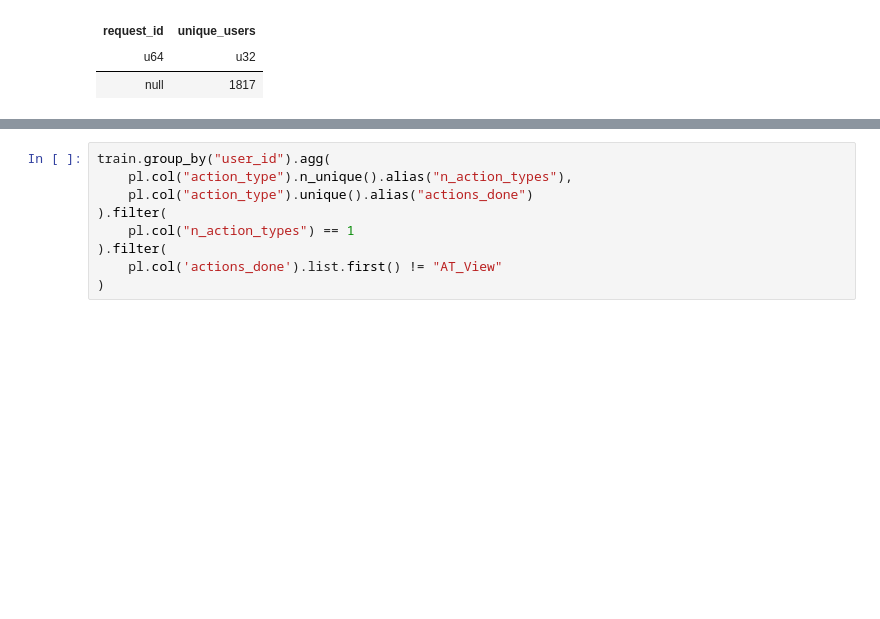
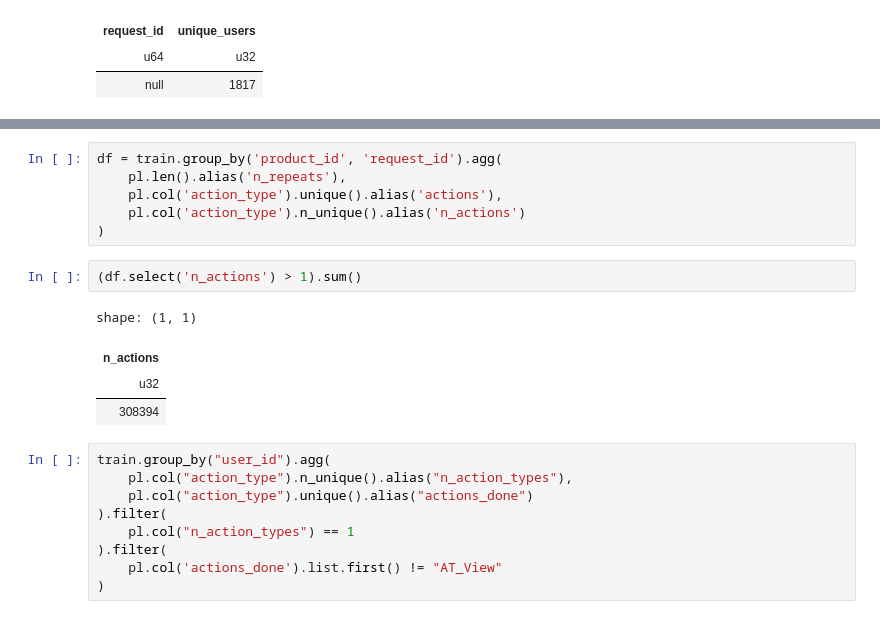
Before and after one commit to almayor/lavka-rs-contest, a Jupyter notebook: homework.ipynb, the cells around one changed output, grey strips where cells are left out. Drawn from its saved outputs; the diff is of its cells as text; blank space fills up the shorter version.

```diff
--- a/homework.ipynb
+++ b/homework.ipynb
@@ -177,3 +206,16 @@ shape: (1, 2)
+# %%
+df = train.group_by('product_id', 'request_id').agg(
+    pl.len().alias('n_repeats'),
+    pl.col('action_type').unique().alias('actions'),
+    pl.col('action_type').n_unique().alias('n_actions')
+)
+# %%
+(df.select('n_actions') > 1).sum()
+# %% [output]
+shape: (1, 1)
+| n_actions |
+| u32 |
+| 308394 |
 # %%
 train.group_by("user_id").agg(
     pl.col("action_type").n_unique().alias("n_action_types"),
```
Also changed, not shown: parts of 21 cells of this notebook, 19 other files.
